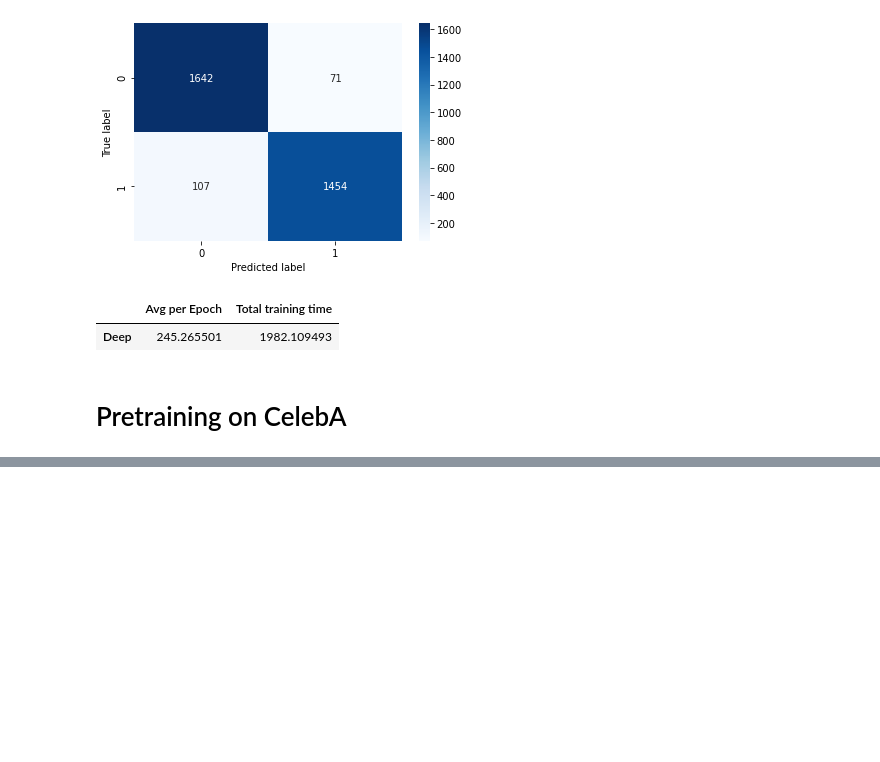
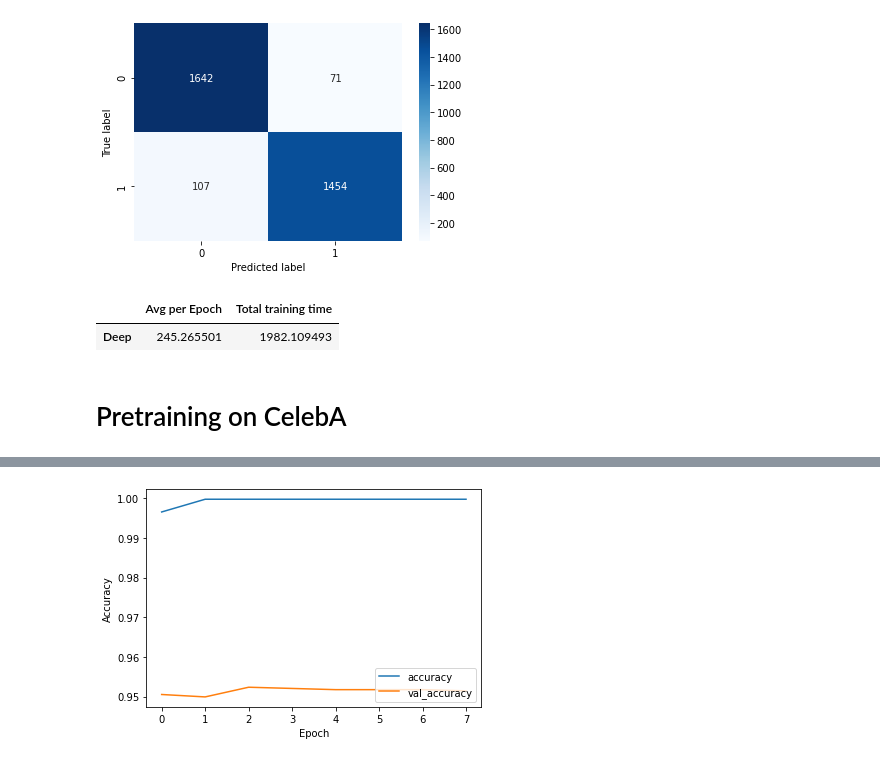
Before and after one commit to poonsinta96/GenderFacialRecognition, a Jupyter notebook: CZ4042_Project.ipynb, the cells around one changed output, grey strips where cells are left out. Drawn from its saved outputs; the diff is of its cells as text; code cells hidden in the pictures; blank space fills up the shorter version.

```diff
--- a/CZ4042_Project.ipynb
+++ b/CZ4042_Project.ipynb
@@ -803,0 +1007,20 @@ ________________________________________________________________________________
+# %%
+# Simultaneously find age and gender features, then predict gender from both features
+age_model._name = 'inception_v3_age'
+gender_model._name = 'inception_v3_gender'
+
+age_model.trainable = False
+gender_model.trainable = False
+
+input = tf.keras.Input(shape=(299, 299, 3))
+age_model = age_model(input)
+gender_model = gender_model(input)
+age_model = tf.keras.Model(inputs=input, outputs=age_model)
+gender_model = tf.keras.Model(inputs=input, outputs=gender_model)
+model = tf.keras.layers.concatenate([age_model.output, gender_model.output])
+model = tf.keras.layers.Dense(2)(model)
+model = tf.keras.Model(inputs=input, outputs=model)
+
+model.compile(optimizer='sgd',
+              loss=tf.keras.losses.CategoricalCrossentropy(from_logits=True),
+              metrics=['accuracy'])
@@ -803,0 +1049,9 @@ ________________________________________________________________________________
+# %%
+# Fit model to train data
+
+history = model.fit(train_data_gen,
+                    epochs=20,
+                    initial_epoch=0,
+                    validation_data=test_data_gen,
+                    callbacks=[early_stop, checkpoint, log, time_callback],
+                    verbose=1)
@@ -803,0 +1075,11 @@ ________________________________________________________________________________
+# %%
+# Plot train and test accuracies per epoch
+
+plt.plot(history.history['accuracy'], label='accuracy')
+plt.plot(history.history['val_accuracy'], label='val_accuracy')
+plt.xlabel('Epoch')
+plt.ylabel('Accuracy')
+plt.legend(loc='lower right')
+plt.show()
+# %% [output]
+[figure, added]
```
Also changed, not shown: parts of 87 cells of this notebook.
